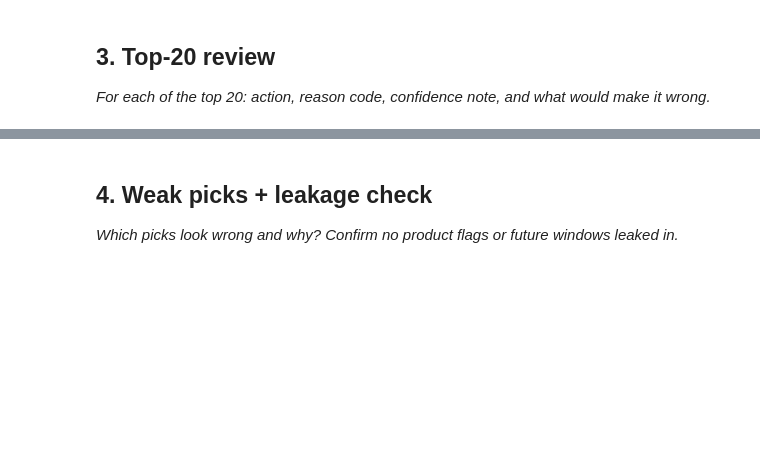
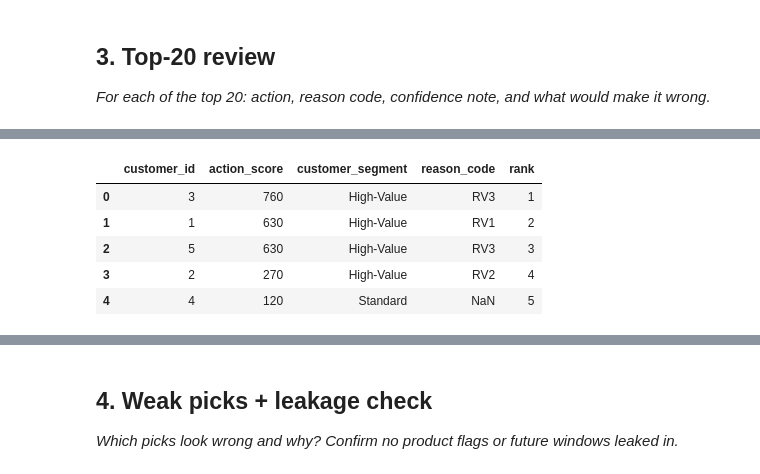
Before and after one commit to kunaaaaaal-cmd/ml-internship-starter, a Jupyter notebook: work/notebooks/w04_baseline_score.ipynb, the cells around one changed output, grey strips where cells are left out. Cells and saved outputs as stored; diff of their text form; code cells hidden in the pictures; blank space fills up the shorter version.

```diff
--- a/work/notebooks/w04_baseline_score.ipynb
+++ b/work/notebooks/w04_baseline_score.ipynb
@@ -29,0 +151,20 @@ This skeleton is yours to fill. Work the sections **in order** — each one has
+# %%
+import pandas as pd
+import os
+
+# Define the path to the generated CSV file
+output_dir = 'work/outputs'
+output_path = os.path.join(output_dir, 'baseline_action_score.csv')
+
+# Load the ranked queue
+df_top_customers = pd.read_csv(output_path)
+
+# Display the top customers (or all, if less than 20)
+display(df_top_customers.head(20))
+# %% [output]
+|  | customer_id | action_score | customer_segment | reason_code | rank |
+| 0 | 3 | 760 | High-Value | RV3 | 1 |
+| 1 | 1 | 630 | High-Value | RV1 | 2 |
+| 2 | 5 | 630 | High-Value | RV3 | 3 |
+| 3 | 2 | 270 | High-Value | RV2 | 4 |
+| 4 | 4 | 120 | Standard | NaN | 5 |
```
Also changed, not shown: parts of 14 cells of this notebook.
